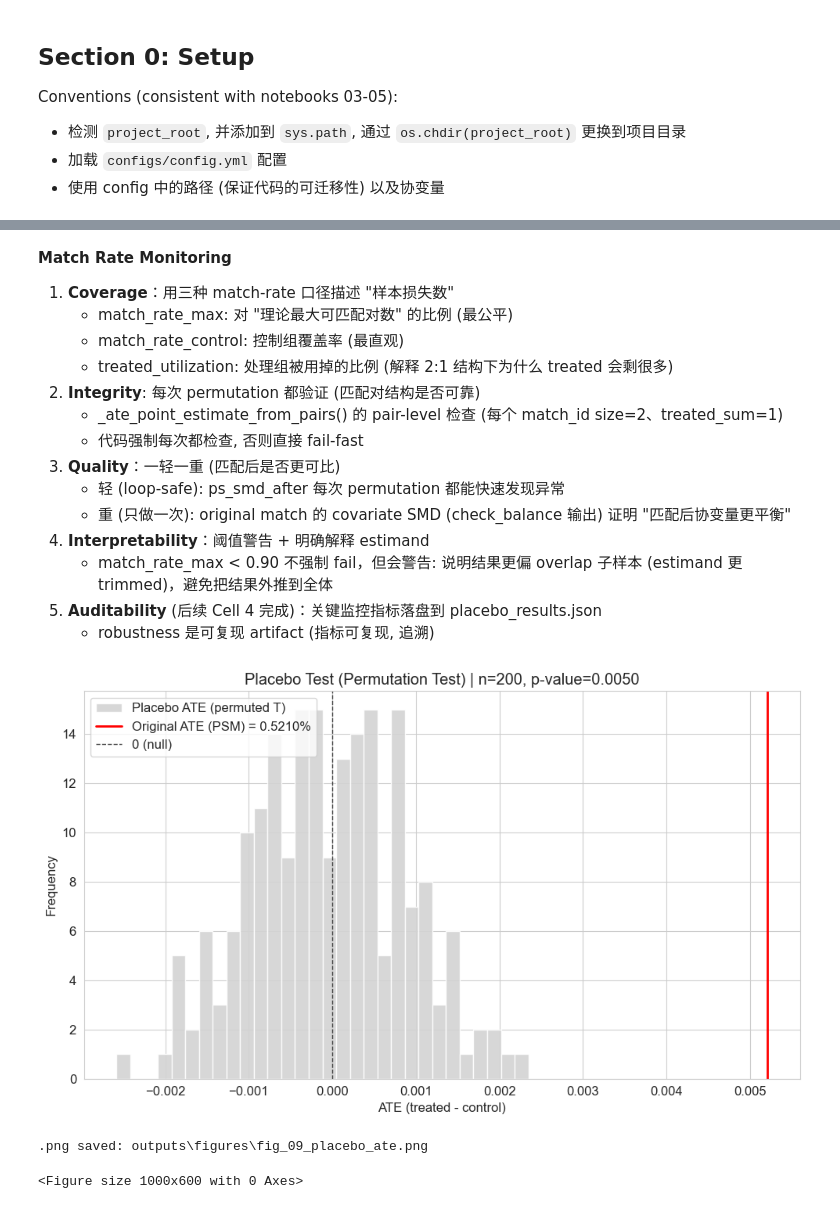
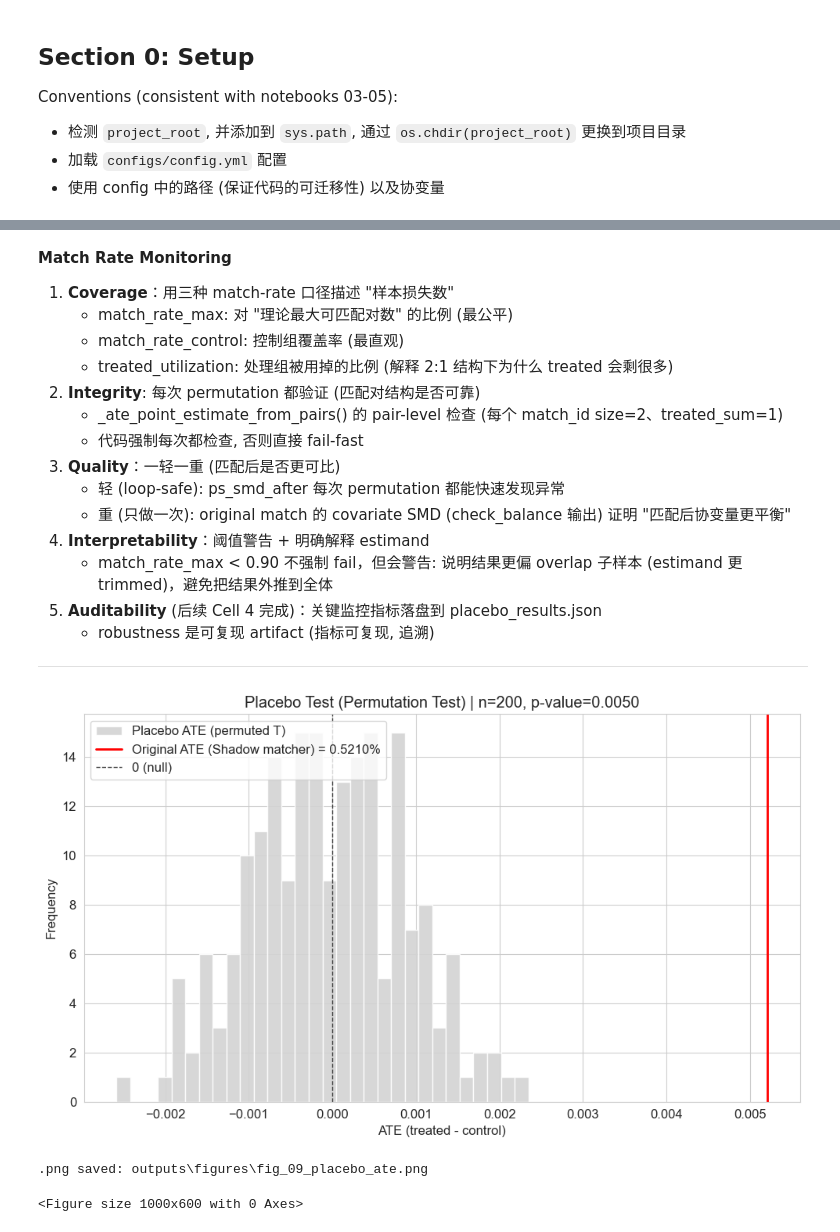
Before and after one commit to CLampard-Y/causal-uplift-marketing, a Jupyter notebook: notebooks/06_robustness_checks.ipynb, the cells around one changed output, grey strips where cells are left out. Saved outputs shown, nothing was run; the diff lists cells and outputs as text; code cells hidden in the pictures.

```diff
--- a/notebooks/06_robustness_checks.ipynb
+++ b/notebooks/06_robustness_checks.ipynb
@@ -152,7 +153,7 @@ def _match_ps_in_memory(
 
     Why in-notebook?
     - `src.causal.match_ps()` 有 "固定将数据落盘写成 CSV" 的副作用, Placebo 是一次性验证, 应该 notebook 内联, 避免过度工程化
-    - 保持算法参数 (NN + caliper + no replacement) 与 uplift 基线的相同, 并且不产生副作用
+    - 这个 helper 是 placebo/falsification 专用的 notebook-local shadow matcher：只对齐主实验的高层 matching 设计 (1:1 NN + caliper + no replacement), 不声称与 Notebook 03 的 matcher 或 matched sample 完全相同
     """
     if ps_col not in df_in.columns:
         raise ValueError(f'Missing ps_col: {ps_col}')
@@ -626,30 +629,32 @@ Total samples:   Control=21,306 | Treated=42,694 | MaxPairs=21,306
     - match_rate_max < 0.90 不强制 fail，但会警告: 说明结果更偏 overlap 子样本 (estimand 更 trimmed)，避免把结果外推到全体
 5) **Auditability** (后续 Cell 4 完成)：关键监控指标落盘到 placebo_results.json
     - robustness 是可复现 artifact  (指标可复现, 追溯)
+
+---
 # %%
 # ======================================================
 # Section 1 (Cell 3/4): Plot + Save Figure
 # ======================================================
 
 out_fig = figures_dir / 'fig_09_placebo_ate.png'
 
 plt.figure(figsize=(10, 6))
 plt.hist(placebo_arr, bins=30, color='lightgray', edgecolor='white', alpha=0.9, label='Placebo ATE (permuted T)')
-plt.axvline(original_ate, color='red', linestyle='-', linewidth=2, label=f'Original ATE (PSM) = {original_ate:.4%}')
+plt.axvline(original_ate, color='red', linestyle='-', linewidth=2, label=f'Original ATE (Shadow matcher) = {original_ate:.4%}')
 plt.axvline(0.0, color='black', linestyle='--', linewidth=1, alpha=0.7, label='0 (null)')
 
 plt.title(f'Placebo Test (Permutation Test) | n={n_permutations}, p-value={p_value:.4f}')
 plt.xlabel('ATE (treated - control)')
 plt.ylabel('Frequency')
 plt.legend(loc='upper left')
 plt.tight_layout()
 plt.show()
 
 out = figures_dir / 'fig_09_placebo_ate.png'
 plt.savefig(out, dpi=150, bbox_inches='tight')
 print(f'.png saved: {out}')
 # %% [output]
-[figure, old version]
+[figure, new version]
 .png saved: outputs\figures\fig_09_placebo_ate.png
 <Figure size 1000x600 with 0 Axes>
 # %%
```
Also changed, not shown: parts of 8 cells of this notebook, 5 other files.
